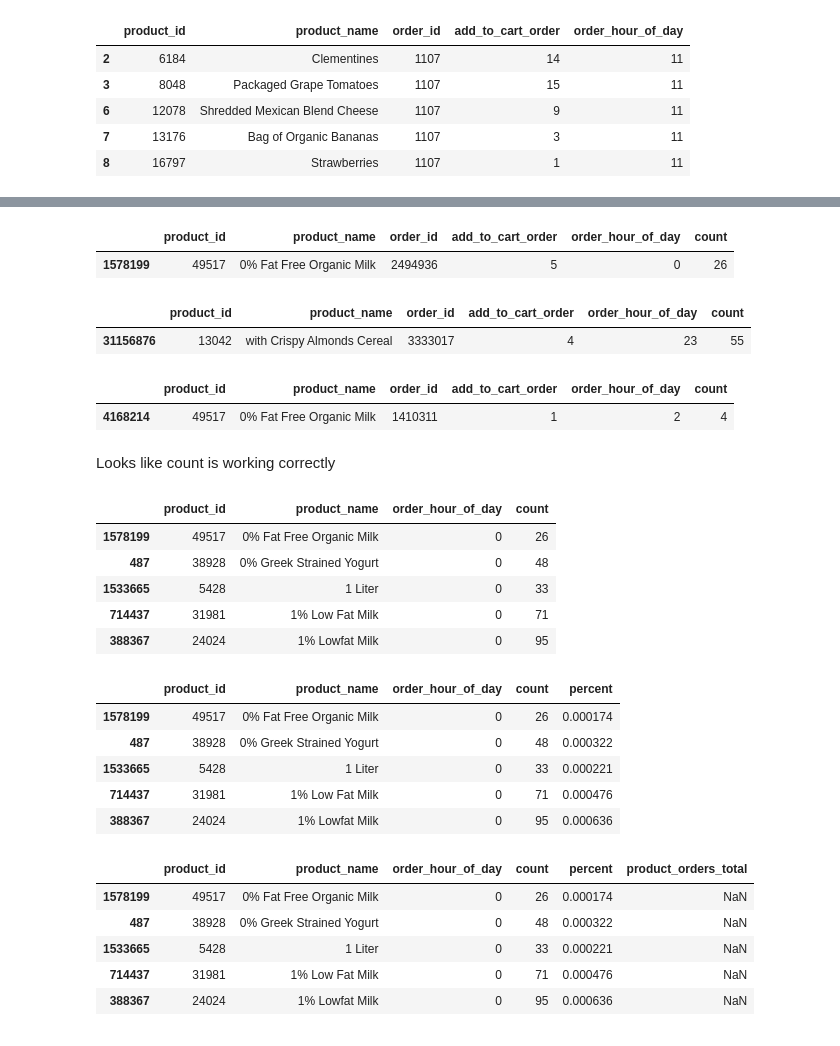
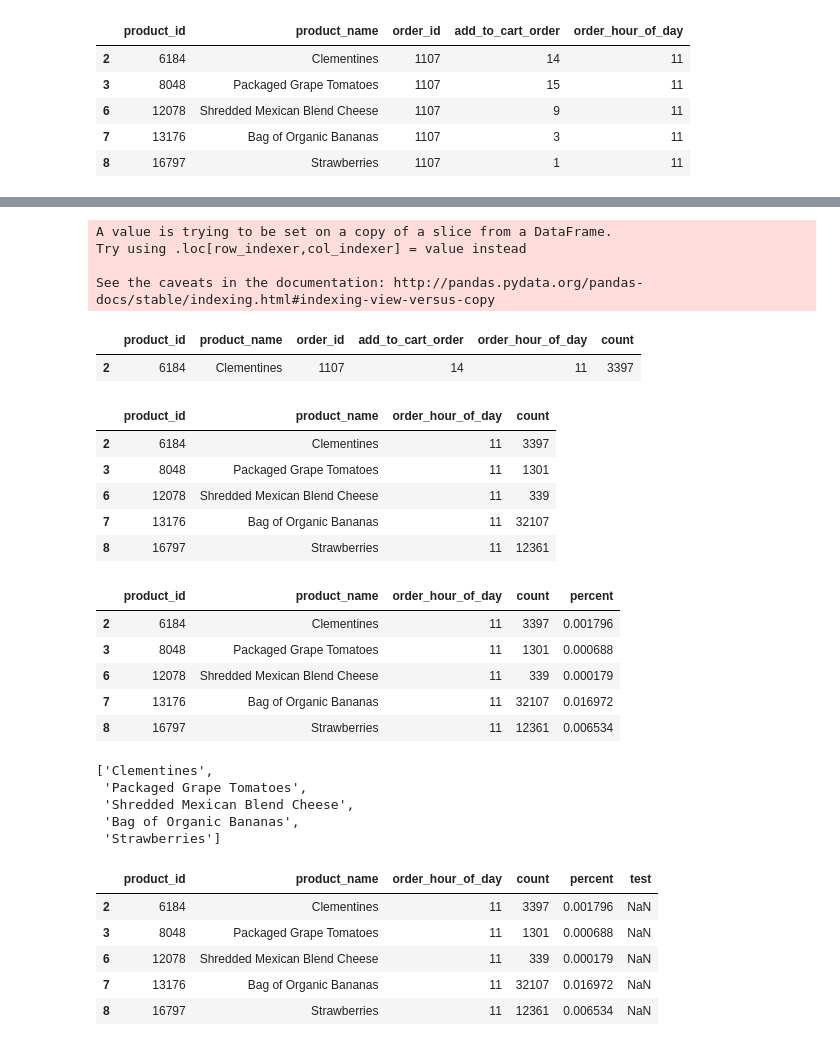
Before and after one commit to ngriggs/DS-Unit-1-Sprint-2-Data-Wrangling-and-Storytelling, a Jupyter notebook: module1-join-and-reshape-data/LS_DS_121_Join_and_Reshape_Data.ipynb, the cells around one changed output, grey strips where cells are left out. Cells and saved outputs as stored; diff of their text form; code cells hidden in the pictures.

```diff
--- a/module1-join-and-reshape-data/LS_DS_121_Join_and_Reshape_Data.ipynb
+++ b/module1-join-and-reshape-data/LS_DS_121_Join_and_Reshape_Data.ipynb
@@ -628,5 +623,0 @@ subset.product_name.nunique()
-# %%
-# need to do some tidy stuff here
-
-subset = subset.sort_values(['order_hour_of_day', 'product_name'], ascending=[True, True])
-subset.head()
@@ -640,52 +624,56 @@ subset.head()
 # %%
 # okay, now we need to count the number of product orders for each hour in the day
 
+# a note about the error we see in this cell:
+# we're setting a value (the count for each product) to a slice (subset['count']) of the full dataset
+# it would be better to use subset.loc[:,'count'] = (the count for each product)
+
 subset['count'] = subset.groupby(['order_hour_of_day', 'product_name'])['order_id'].transform('count')
 subset.head(1)
 # %% [output]
+A value is trying to be set on a copy of a slice from a DataFrame.
+Try using .loc[row_indexer,col_indexer] = value instead
+
+See the caveats in the documentation: http://pandas.pydata.org/pandas-docs/stable/indexing.html#indexing-view-versus-copy
 |  | product_id | product_name | order_id | add_to_cart_order | order_hour_of_day | count |
-| 1578199 | 49517 | 0% Fat Free Organic Milk | 2494936 | 5 | 0 | 26 |
+| 2 | 6184 | Clementines | 1107 | 14 | 11 | 3397 |
-# %%
-subset.tail(1)
-# %% [output]
-|  | product_id | product_name | order_id | add_to_cart_order | order_hour_of_day | count |
-| 31156876 | 13042 | with Crispy Almonds Cereal | 3333017 | 4 | 23 | 55 |
-# %%
-subset[subset['order_hour_of_day'] == 2][:1]
-# %% [output]
-|  | product_id | product_name | order_id | add_to_cart_order | order_hour_of_day | count |
-| 4168214 | 49517 | 0% Fat Free Organic Milk | 1410311 | 1 | 2 | 4 |
-# %% [markdown]
-Looks like count is working correctly
 # %%
 subset = subset.drop(['order_id', 'add_to_cart_order'], axis = 1)
 subset = subset.drop_duplicates()
 subset.head()
 # %% [output]
 |  | product_id | product_name | order_hour_of_day | count |
-| 1578199 | 49517 | 0% Fat Free Organic Milk | 0 | 26 |
-| 487 | 38928 | 0% Greek Strained Yogurt | 0 | 48 |
-| 1533665 | 5428 | 1 Liter | 0 | 33 |
-| 714437 | 31981 | 1% Low Fat Milk | 0 | 71 |
-| 388367 | 24024 | 1% Lowfat Milk | 0 | 95 |
+| 2 | 6184 | Clementines | 11 | 3397 |
+| 3 | 8048 | Packaged Grape Tomatoes | 11 | 1301 |
+| 6 | 12078 | Shredded Mexican Blend Cheese | 11 | 339 |
+| 7 | 13176 | Bag of Organic Bananas | 11 | 32107 |
+| 8 | 16797 | Strawberries | 11 | 12361 |
 # %%
 subset['percent'] = (subset['count'] / (subset.groupby('order_hour_of_day')['count'].transform('sum')))
 subset.head()
 # %% [output]
 |  | product_id | product_name | order_hour_of_day | count | percent |
-| 1578199 | 49517 | 0% Fat Free Organic Milk | 0 | 26 | 0.000174 |
-| 487 | 38928 | 0% Greek Strained Yogurt | 0 | 48 | 0.000322 |
-| 1533665 | 5428 | 1 Liter | 0 | 33 | 0.000221 |
-| 714437 | 31981 | 1% Low Fat Milk | 0 | 71 | 0.000476 |
-| 388367 | 24024 | 1% Lowfat Milk | 0 | 95 | 0.000636 |
+| 2 | 6184 | Clementines | 11 | 3397 | 0.001796 |
+| 3 | 8048 | Packaged Grape Tomatoes | 11 | 1301 | 0.000688 |
+| 6 | 12078 | Shredded Mexican Blend Cheese | 11 | 339 | 0.000179 |
+| 7 | 13176 | Bag of Organic Bananas | 11 | 32107 | 0.016972 |
+| 8 | 16797 | Strawberries | 11 | 12361 | 0.006534 |
+# %%
+test = subset.product_name.unique().tolist()
+test[:5]
+# %% [output]
+['Clementines',
+ 'Packaged Grape Tomatoes',
+ 'Shredded Mexican Blend Cheese',
+ 'Bag of Organic Bananas',
+ 'Strawberries']
 # %%
-subset['product_orders_total'] = "NaN"
-#subset.groupby('product_name')['count'].transform('sum')
+subset['test'] = 'NaN'
 subset.head()
 # %% [output]
-|  | product_id | product_name | order_hour_of_day | count | percent | product_orders_total |
-| 1578199 | 49517 | 0% Fat Free Organic Milk | 0 | 26 | 0.000174 | NaN |
-| 487 | 38928 | 0% Greek Strained Yogurt | 0 | 48 | 0.000322 | NaN |
-| 1533665 | 5428 | 1 Liter | 0 | 33 | 0.000221 | NaN |
-| 714437 | 31981 | 1% Low Fat Milk | 0 | 71 | 0.000476 | NaN |
-| 388367 | 24024 | 1% Lowfat Milk | 0 | 95 | 0.000636 | NaN |
+|  | product_id | product_name | order_hour_of_day | count | percent | test |
+| 2 | 6184 | Clementines | 11 | 3397 | 0.001796 | NaN |
+| 3 | 8048 | Packaged Grape Tomatoes | 11 | 1301 | 0.000688 | NaN |
+| 6 | 12078 | Shredded Mexican Blend Cheese | 11 | 339 | 0.000179 | NaN |
+| 7 | 13176 | Bag of Organic Bananas | 11 | 32107 | 0.016972 | NaN |
+| 8 | 16797 | Strawberries | 11 | 12361 | 0.006534 | NaN |
```
Also changed, not shown: parts of 23 cells of this notebook.
